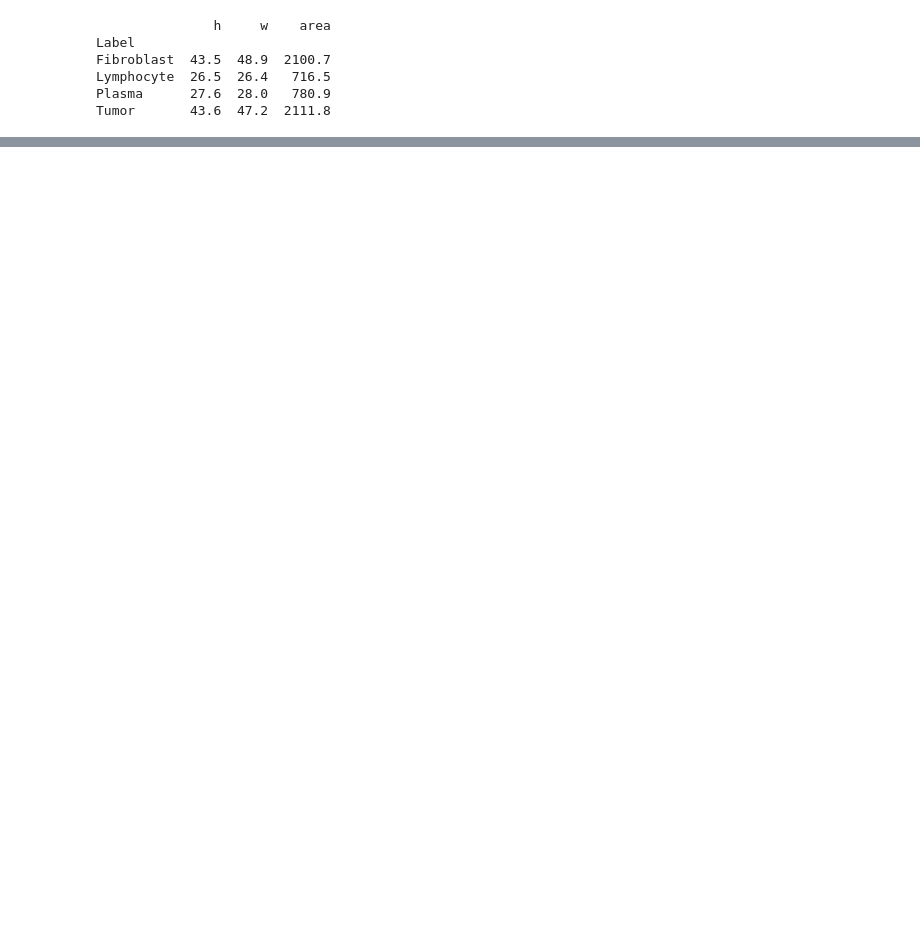
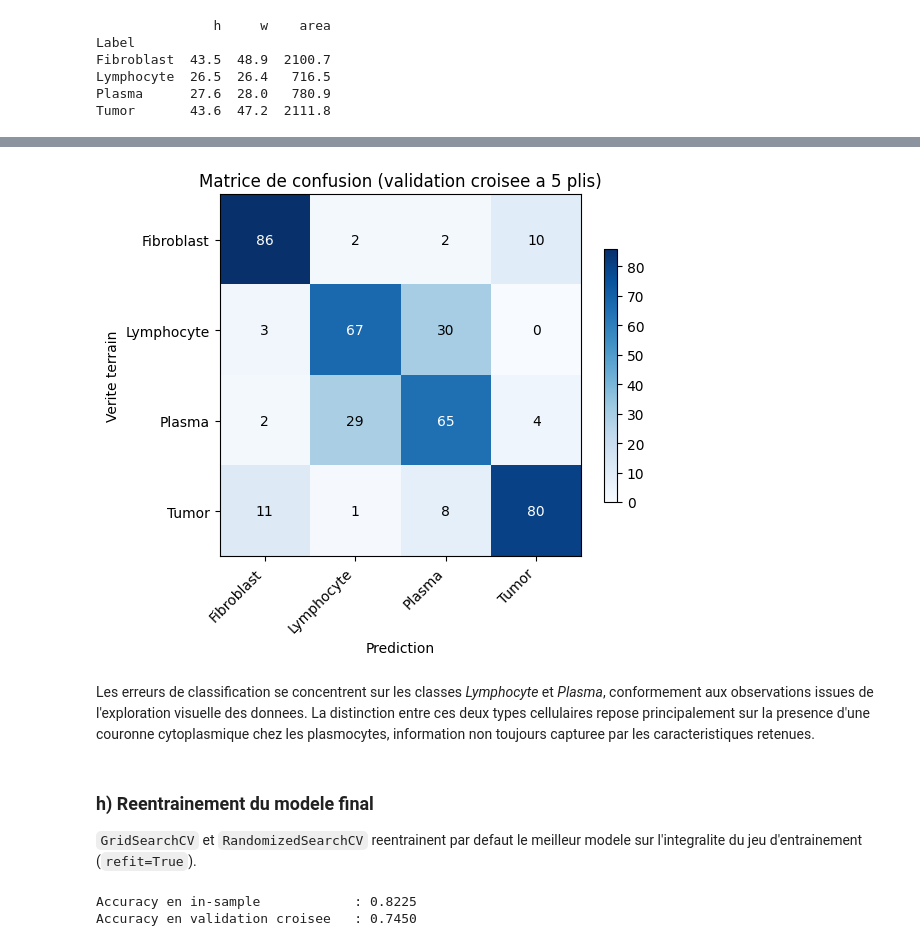
Before and after one commit to EsteLfo7/2026_Projet_IA_Optimisation, a Jupyter notebook: projet_IA_optimisation.ipynb, the cells around one changed output, grey strips where cells are left out. Drawn from its saved outputs; the diff is of its cells as text; code cells hidden in the pictures; blank space fills up the shorter version.

```diff
--- a/projet_IA_optimisation.ipynb
+++ b/projet_IA_optimisation.ipynb
@@ -745,0 +698,15 @@ de features, application du modele, ecriture de `test.csv`.
+# %%
+# Selection du modele presentant la meilleure accuracy en
+# cross-validation
+candidates = {
+    "Regression logistique (L-BFGS)": lr_gs,
+    "SVM lineaire (grille)":          svm_gs,
+    "SVM lineaire (aleatoire)":       svm_rs,
+    "SGD":                            sgd_rs,
+}
+best_name  = max(candidates, key=lambda k: candidates[k].best_score_)
+best_gs    = candidates[best_name]
+best_model = best_gs.best_estimator_
+print(f"Modele retenu  : {best_name}")
+print(f"Accuracy CV    : {best_gs.best_score_:.4f}")
+print(f"Hyperparametres : {best_gs.best_params_}")
@@ -745,0 +749,40 @@ de features, application du modele, ecriture de `test.csv`.
+# %%
+# Representation graphique de la matrice de confusion
+fig, ax = plt.subplots(figsize=(6, 5))
+im = ax.imshow(cm, cmap="Blues")
+ax.set_xticks(range(len(labels_sorted)))
+ax.set_xticklabels(labels_sorted, rotation=45, ha="right")
+ax.set_yticks(range(len(labels_sorted)))
+ax.set_yticklabels(labels_sorted)
+ax.set_xlabel("Prediction"); ax.set_ylabel("Verite terrain")
+ax.set_title("Matrice de confusion (validation croisee a 5 plis)")
+for i in range(len(labels_sorted)):
+    for j in range(len(labels_sorted)):
+        ax.text(j, i, cm[i, j], ha="center", va="center",
+                color="white" if cm[i, j] > cm.max() / 2 else "black")
+plt.colorbar(im, ax=ax, shrink=0.7)
+plt.tight_layout(); plt.show()
+# %% [output]
+[figure, added]
+# %% [markdown]
+Les erreurs de classification se concentrent sur les classes
+*Lymphocyte* et *Plasma*, conformement aux observations issues de
+l'exploration visuelle des donnees. La distinction entre ces deux
+types cellulaires repose principalement sur la presence d'une
+couronne cytoplasmique chez les plasmocytes, information non
+toujours capturee par les caracteristiques retenues.
+# %% [markdown]
+### h) Reentrainement du modele final
+
+`GridSearchCV` et `RandomizedSearchCV` reentrainent par defaut
+le meilleur modele sur l'integralite du jeu d'entrainement
+(`refit=True`).
+# %%
+final_model = best_model
+in_acc = accuracy_score(y, final_model.predict(X))
+print(f"Accuracy en in-sample            : {in_acc:.4f}")
+print(f"Accuracy en validation croisee   : "
+      f"{best_gs.best_score_:.4f}")
+# %% [output]
+Accuracy en in-sample            : 0.8225
+Accuracy en validation croisee   : 0.7450
```
Also changed, not shown: parts of 76 cells of this notebook.
